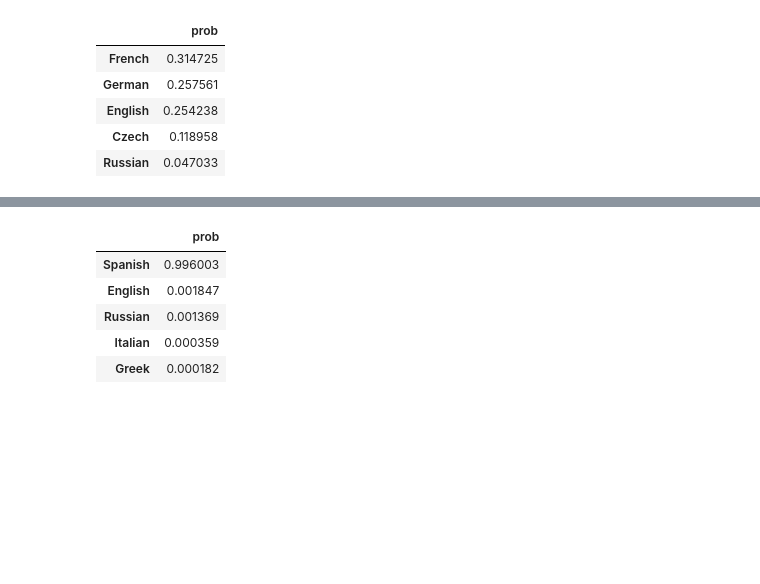
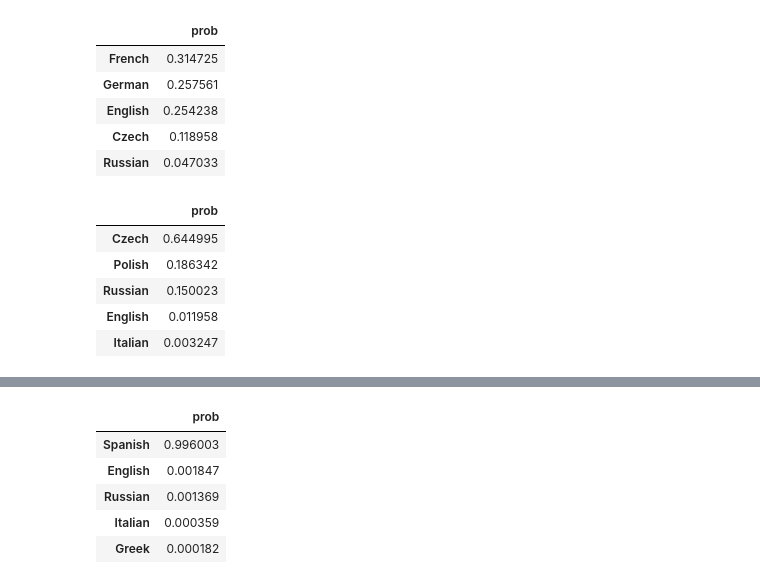
Before and after one commit to pilipolio/python-ml-notebooks, a Jupyter notebook: RNN-LSTM/Nationality of surnames by RNN.ipynb, the cells around one changed output, grey strips where cells are left out. Cells and saved outputs as stored; diff of their text form; code cells hidden in the pictures; blank space fills up the shorter version.

```diff
--- a/RNN-LSTM/Nationality of surnames by RNN.ipynb
+++ b/RNN-LSTM/Nationality of surnames by RNN.ipynb
@@ -363,3 +363,12 @@ predict_nationality_probs("Macron")
 | English | 0.254238 |
 | Czech | 0.118958 |
 | Russian | 0.047033 |
+# %%
+predict_nationality_probs("Marciniak")
+# %% [output]
+|  | prob |
+| Czech | 0.644995 |
+| Polish | 0.186342 |
+| Russian | 0.150023 |
+| English | 0.011958 |
+| Italian | 0.003247 |
```
Also changed, not shown: parts of 5 cells of this notebook.
